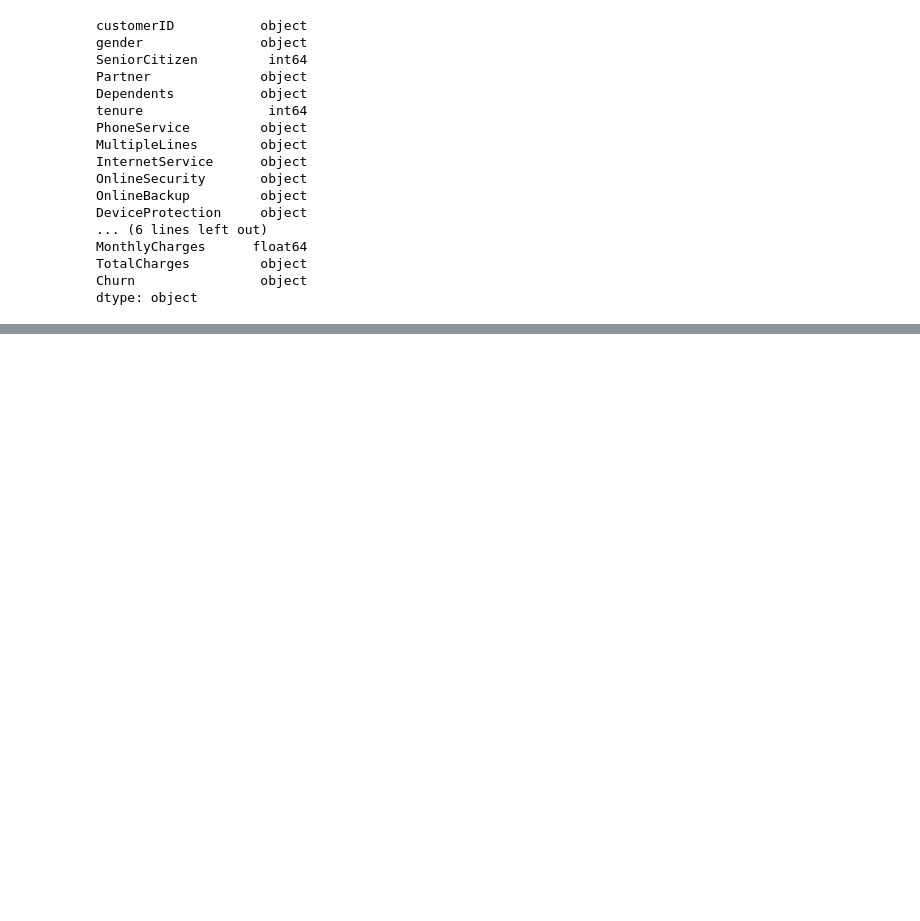
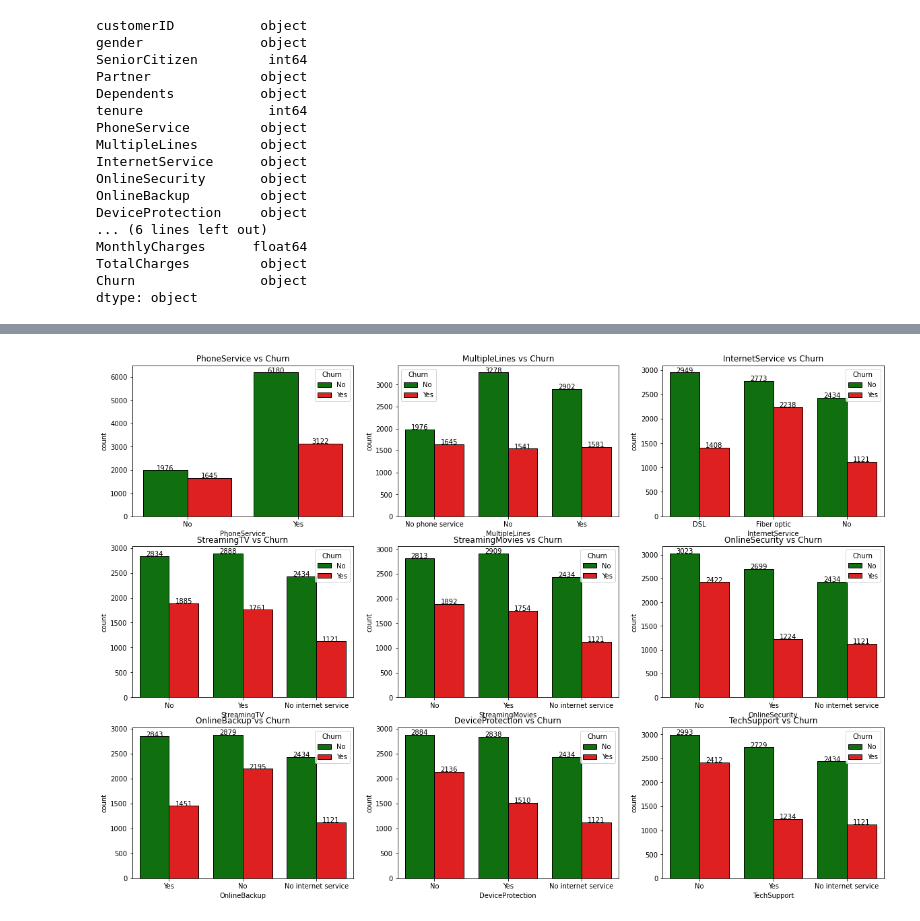
Before and after one commit to Tejpandey7/Cuatomer-_churn-analysis, a Jupyter notebook: churn_analysis.ipynb, the cells around one changed output, grey strips where cells are left out. Saved outputs shown, nothing was run; the diff lists cells and outputs as text; code cells hidden in the pictures; blank space fills up the shorter version.

```diff
--- a/churn_analysis.ipynb
+++ b/churn_analysis.ipynb
@@ -119,0 +277,13 @@ dtype: object
+# %%
+fig = plt.subplots(nrows = 3,ncols = 3,figsize = (20,14))
+for i in range(len(l2)):
+    plt.subplot(3,3,i+1)
+    ax = sns.countplot(x=l2[i],data = df3,hue = "Churn",palette = colors,edgecolor = 'black')
+    for rect in ax.patches:
+        ax.text(rect.get_x() + rect.get_width() / 2, rect.get_height() + 2, rect.get_height(), horizontalalignment='center',fontsize=10)
+    title = l2[i] + ' vs Churn'
+    plt.title(title);
+plt.tight_layout
+plt.show()
+# %% [output]
+[figure, added]
```
Also changed, not shown: parts of 37 cells of this notebook.
